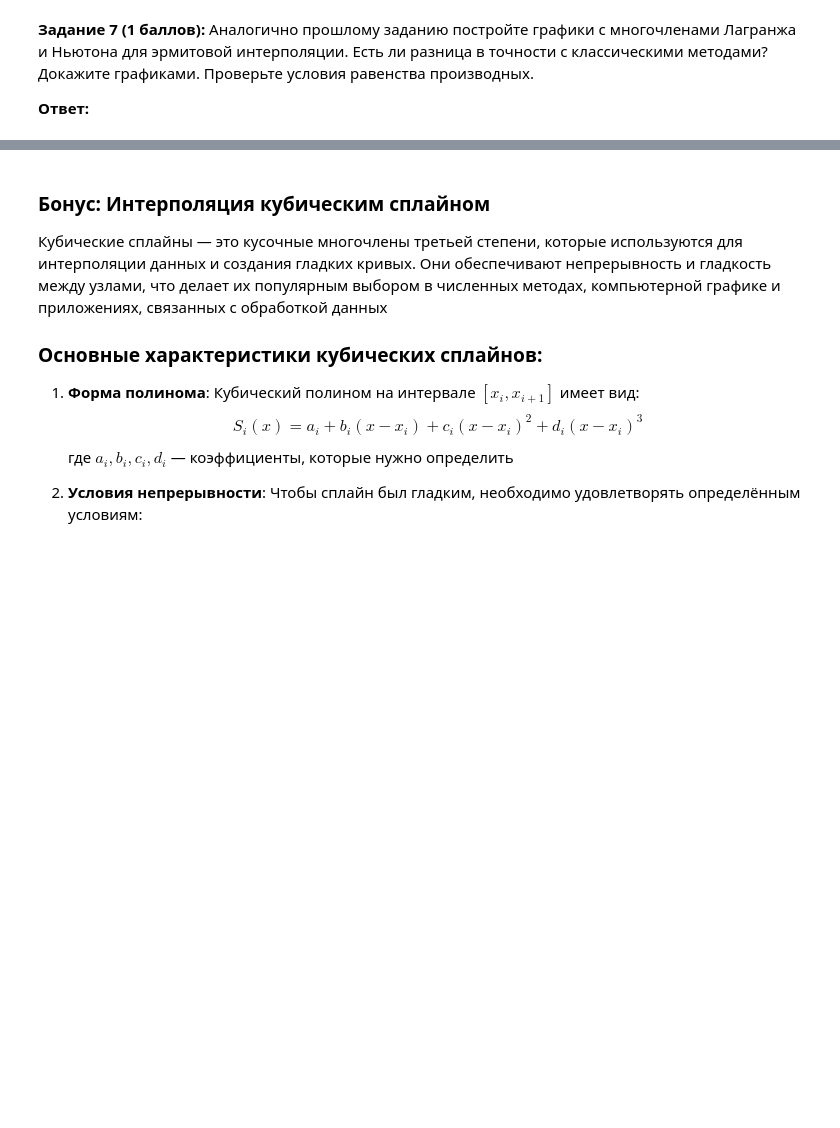
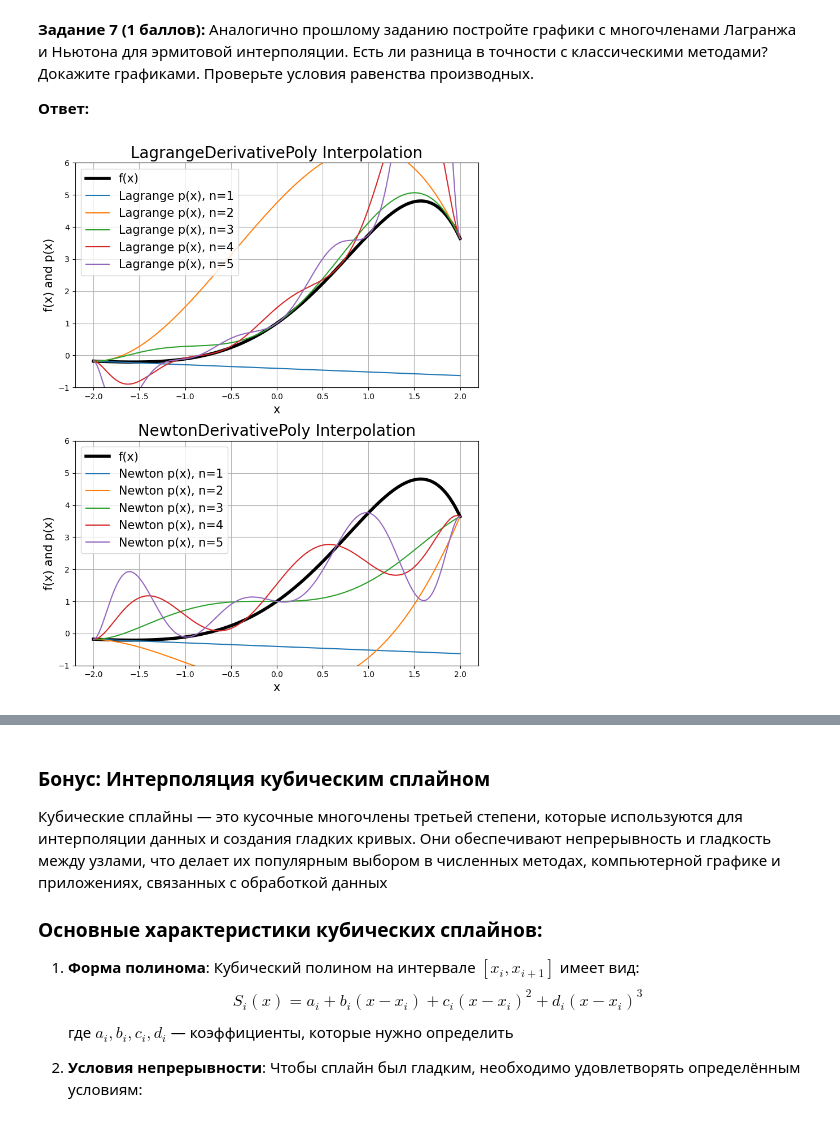
Before and after one commit to wqrxssq/olympic_algos, a Jupyter notebook: practice-01.ipynb, the cells around one changed output, grey strips where cells are left out. Cells and saved outputs as stored; diff of their text form; code cells hidden in the pictures; blank space fills up the shorter version.

```diff
--- a/practice-01.ipynb
+++ b/practice-01.ipynb
@@ -1213,0 +1103,99 @@ class NewtonDerivativePoly:
+# %%
+def benchmark_for_lagrange(
+    segment: Tuple[float, float],
+    target_func: Callable,
+    df_dx: Callable,
+
+    n: int,
+):
+    nodes = generate_interpolation_nodes_uniform(segment, n)
+    values = target_func(nodes)
+    der_values = df_dx(nodes, order=1)
+
+    x_test, y_test = generate_test_points(target_func, segment, 10000)
+
+    interpolator = LagrangeDerivativePoly(nodes=nodes, values=values, der_values=der_values)
+    y_pred = interpolator.predict(x=x_test)
+    inaccuracy = round(compute_inaccuracy(y_true=y_test, y_pred=y_pred), 15)
+
+    return inaccuracy, y_pred
+
+def benchmark_for_newton(
+    segment: Tuple[float, float],
+    target_func: Callable,
+
+    n: int,
+):
+    nodes = generate_interpolation_nodes_with_rep(segment, n, 1)
+    values = target_func(nodes)
+
+    x_test, y_test = generate_test_points(target_func, segment, 10000)
+
+    interpolator = NewtonDerivativePoly(nodes=nodes, values=values)
+    y_pred = interpolator.predict(x=x_test)
+    inaccuracy = round(compute_inaccuracy(y_true=y_test, y_pred=y_pred), 15)
+    return inaccuracy, y_pred
+
+segment = (-2, 2)
+n_values = [1, 2, 3, 4, 5]
+
+# Списки для накопления ошибок
+errors_lagrange_uniform = []
+errors_lagrange_random = []
+errors_newton_uniform = []
+errors_newton_random = []
+
+plt.figure(figsize=(8, 10))
+x, y = generate_test_points(f, segment, 10000)
+
+for i in range(2):
+    plt.subplot(2, 1, i + 1)
+    plt.plot(x, y, 'k', label="f(x)", linewidth=4)
+    plt.xlabel("x", fontsize=15)
+    plt.ylabel("f(x) and p(x)", fontsize=15)
+    plt.legend(fontsize=15)
+    plt.grid(True)
+    plt.ylim(-1, 6)
+
+plt.subplot(2, 1, 1)
+plt.title(f"LagrangeDerivativePoly Interpolation", fontsize=20)
+
+plt.subplot(2, 1, 2)
+plt.title(f"NewtonDerivativePoly Interpolation", fontsize=20)
+
+# Вычисление ошибок для разных n
+for n in n_values:
+    # Выполним для Lagrange, Newton и для равномерных и случайных узлов
+    err_lag_unif, y_pred_lag_uniform = benchmark_for_lagrange(segment, f, df_dx, n)
+    err_newt_unif, y_pred_newt_uniform = benchmark_for_newton(segment, f, n)
+
+    errors_lagrange_uniform.append(err_lag_unif)
+    errors_newton_uniform.append(err_newt_unif)
+
+    # Построение графиков интерполяции для текущего n
+    # Лагранж
+    plt.subplot(2, 1, 1)
+    plt.plot(x, y_pred_lag_uniform, label=f"Lagrange p(x), n={n}")
+    plt.legend(fontsize=15)
+
+    # Ньютон
+    plt.subplot(2, 1, 2)
+    plt.plot(x, y_pred_newt_uniform, label=f"Newton p(x), n={n}")
+    plt.legend(fontsize=15)
+
+plt.tight_layout()
+plt.show()
+
+# Построение графика r(n)
+plt.figure(figsize=(10, 6))
+plt.plot(n_values, errors_lagrange_uniform, label="Lagrange (uniform)")
+plt.plot(n_values, errors_newton_uniform, label="Newton (uniform)")
+plt.yscale("log")
+plt.xlabel("Number of nodes n")
+plt.ylabel("Approximation error r (log scale)")
+plt.title("Error r(n) for Interpolation Methods")
+plt.legend()
+plt.grid(True, which="both", ls="--")
+plt.show()
+# %% [output]
+[figure, added]
```
Also changed, not shown: parts of 6 cells of this notebook.
